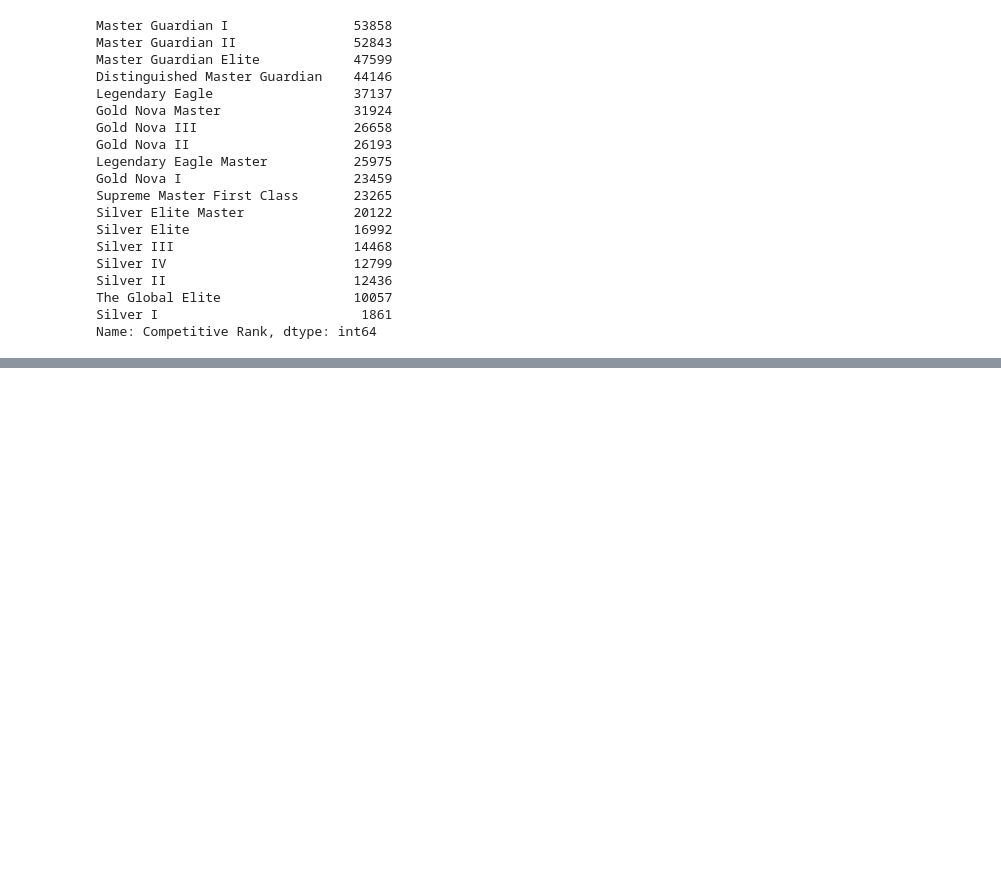
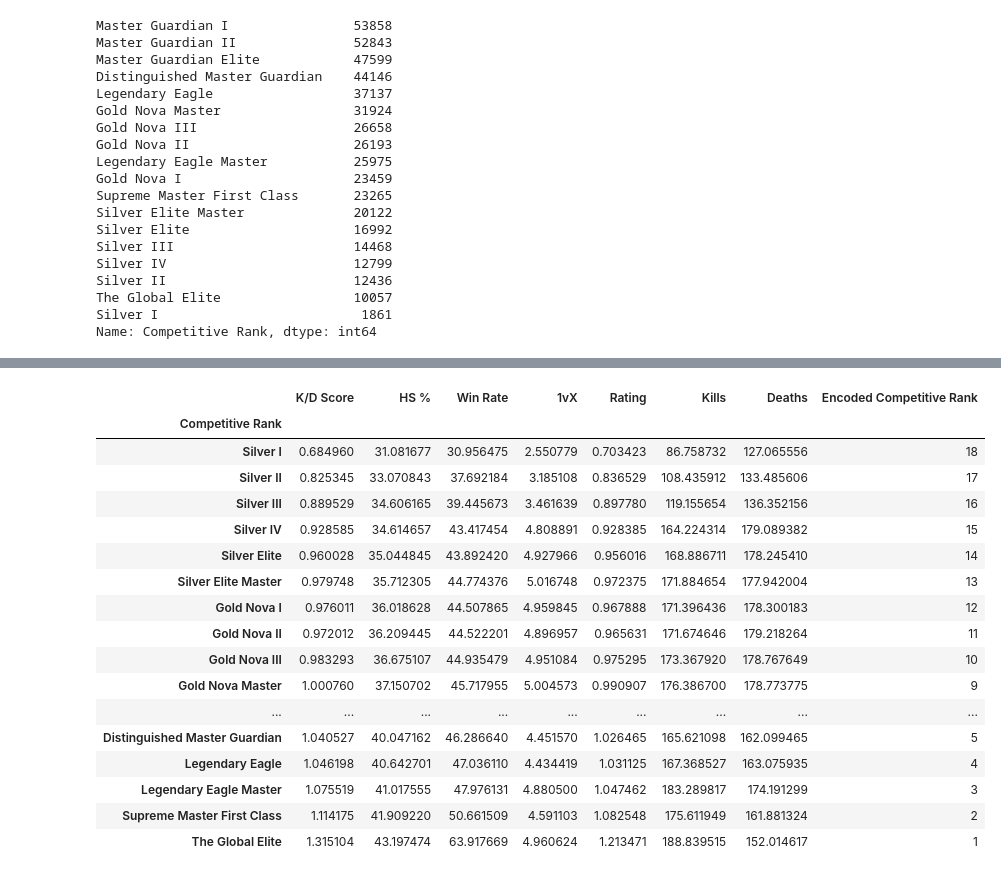
Before and after one commit to cc-visionary/datapre-csgostats, a Jupyter notebook: Scraping CSGOStats.gg.ipynb, the cells around one changed output, grey strips where cells are left out. Cells and saved outputs as stored; diff of their text form; code cells hidden in the pictures; blank space fills up the shorter version.

```diff
--- a/Scraping CSGOStats.gg.ipynb
+++ b/Scraping CSGOStats.gg.ipynb
@@ -734,0 +780,10 @@ playerDistr.plot.barh(color=colors, figsize = (4,12))
+# %%
+df = pd.read_json('./data/players.json')
+# %%
+from sklearn import preprocessing
+test = df
+ranks = rank_order
+ranks.reverse()
+le = preprocessing.LabelEncoder()
+le.classes_ = ranks
+le.classes_
@@ -734,0 +826,10 @@ playerDistr.plot.barh(color=colors, figsize = (4,12))
+# %%
+test2 = df
+test2 = test2.groupby('Competitive Rank').mean()
+test2.drop(columns='Leaderboards Rank', inplace=True)
+
+test2['Encoded Competitive Rank'] = le.transform(test2.index)
+test2['Encoded Competitive Rank'] = test2['Encoded Competitive Rank'] + 1
+test2.sort_values('Encoded Competitive Rank', ascending=False, inplace=True)
+corr3 = test2.corr(method = "spearman")
+display(corr3)
@@ -734,0 +856,21 @@ playerDistr.plot.barh(color=colors, figsize = (4,12))
+# %%
+test2
+# %% [output]
+|  | K/D Score | HS % | Win Rate | 1vX | Rating | Kills | Deaths | Encoded Competitive Rank |
+| Competitive Rank |  |  |  |  |  |  |  |  |
+| Silver I | 0.684960 | 31.081677 | 30.956475 | 2.550779 | 0.703423 | 86.758732 | 127.065556 | 18 |
+| Silver II | 0.825345 | 33.070843 | 37.692184 | 3.185108 | 0.836529 | 108.435912 | 133.485606 | 17 |
+| Silver III | 0.889529 | 34.606165 | 39.445673 | 3.461639 | 0.897780 | 119.155654 | 136.352156 | 16 |
+| Silver IV | 0.928585 | 34.614657 | 43.417454 | 4.808891 | 0.928385 | 164.224314 | 179.089382 | 15 |
+| Silver Elite | 0.960028 | 35.044845 | 43.892420 | 4.927966 | 0.956016 | 168.886711 | 178.245410 | 14 |
+| Silver Elite Master | 0.979748 | 35.712305 | 44.774376 | 5.016748 | 0.972375 | 171.884654 | 177.942004 | 13 |
+| Gold Nova I | 0.976011 | 36.018628 | 44.507865 | 4.959845 | 0.967888 | 171.396436 | 178.300183 | 12 |
+| Gold Nova II | 0.972012 | 36.209445 | 44.522201 | 4.896957 | 0.965631 | 171.674646 | 179.218264 | 11 |
+| Gold Nova III | 0.983293 | 36.675107 | 44.935479 | 4.951084 | 0.975295 | 173.367920 | 178.767649 | 10 |
+| Gold Nova Master | 1.000760 | 37.150702 | 45.717955 | 5.004573 | 0.990907 | 176.386700 | 178.773775 | 9 |
+| ... | ... | ... | ... | ... | ... | ... | ... | ... |
+| Distinguished Master Guardian | 1.040527 | 40.047162 | 46.286640 | 4.451570 | 1.026465 | 165.621098 | 162.099465 | 5 |
+| Legendary Eagle | 1.046198 | 40.642701 | 47.036110 | 4.434419 | 1.031125 | 167.368527 | 163.075935 | 4 |
+| Legendary Eagle Master | 1.075519 | 41.017555 | 47.976131 | 4.880500 | 1.047462 | 183.289817 | 174.191299 | 3 |
+| Supreme Master First Class | 1.114175 | 41.909220 | 50.661509 | 4.591103 | 1.082548 | 175.611949 | 161.881324 | 2 |
+| The Global Elite | 1.315104 | 43.197474 | 63.917669 | 4.960624 | 1.213471 | 188.839515 | 152.014617 | 1 |
```
Also changed, not shown: parts of 17 cells of this notebook.
